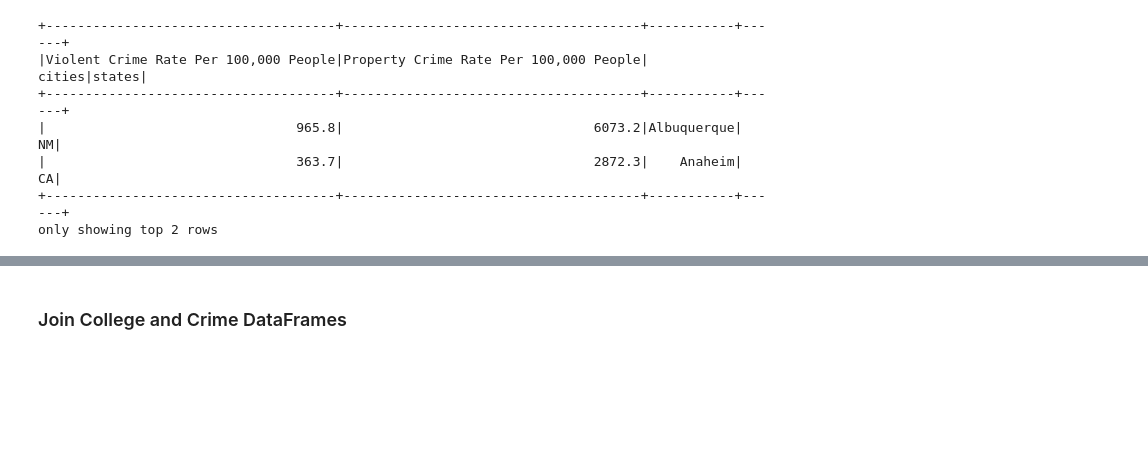
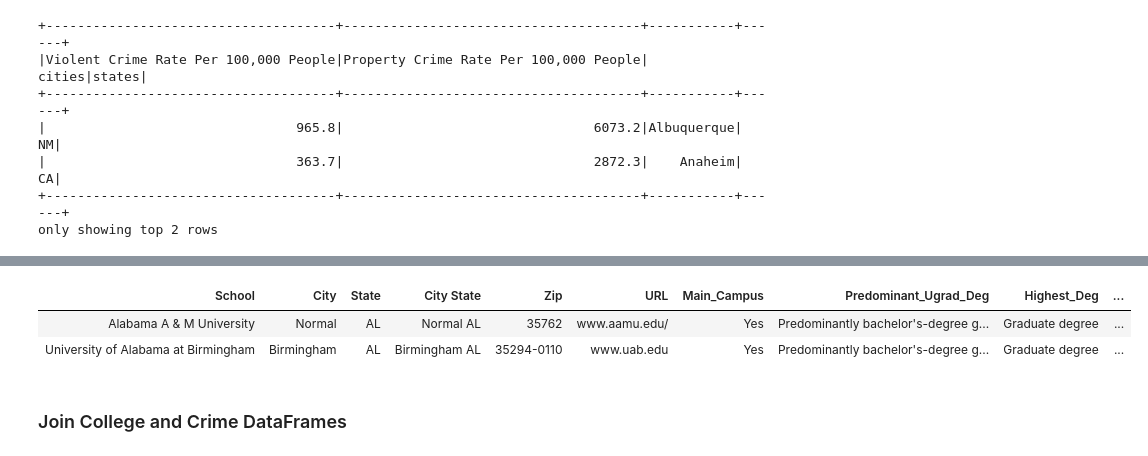
Before and after one commit to smarple222/PySpark_Data_Analysis_Tutorial, a Jupyter notebook: Spark_Data_Analysis_Tutorial.ipynb, the cells around one changed output, grey strips where cells are left out. Drawn from its saved outputs; the diff is of its cells as text; code cells hidden in the pictures; blank space fills up the shorter version.

```diff
--- a/Spark_Data_Analysis_Tutorial.ipynb
+++ b/Spark_Data_Analysis_Tutorial.ipynb
@@ -119,5 +119,5 @@ crimedf.show(2)
 +-------------------------------------+--------------------------------------+-----------+------+
 only showing top 2 rows
 # %%
-display(collegedf)
+display(collegedf.head(2))
 # %% [output]
@@ -125,3 +124,6 @@ display(collegedf)
+| School | City | State | City State | Zip | URL | Main_Campus | Predominant_Ugrad_Deg | Highest_Deg | ... |
+| Alabama A & M University | Normal | AL | Normal AL | 35762 | www.aamu.edu/ | Yes | Predominantly bachelor's-degree g... | Graduate degree | ... |
+| University of Alabama at Birmingham | Birmingham | AL | Birmingham AL | 35294-0110 | www.uab.edu | Yes | Predominantly bachelor's-degree g... | Graduate degree | ... |
 # %% [markdown]
 ### Join College and Crime DataFrames
 # %%
```
Also changed, not shown: parts of 3 cells of this notebook.
